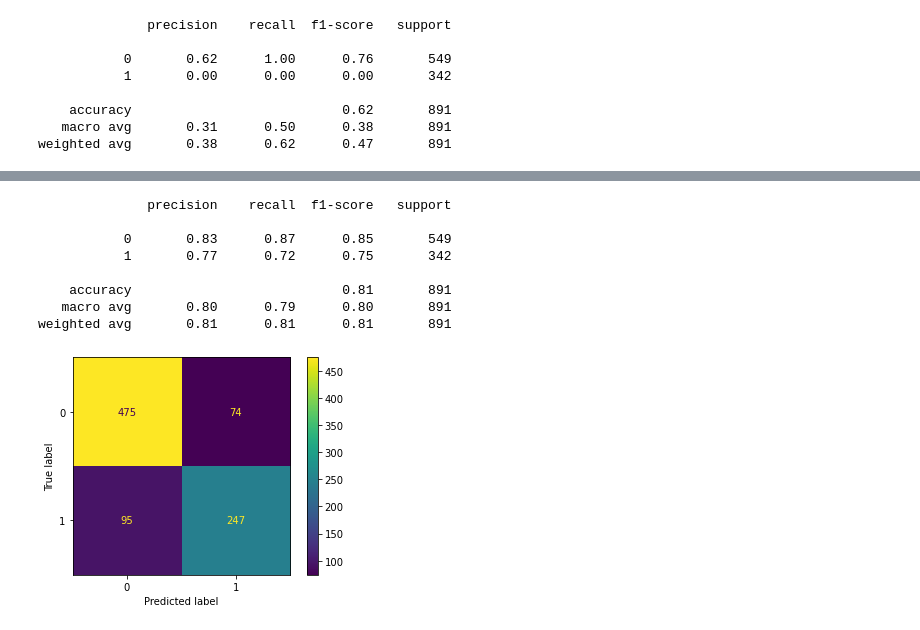
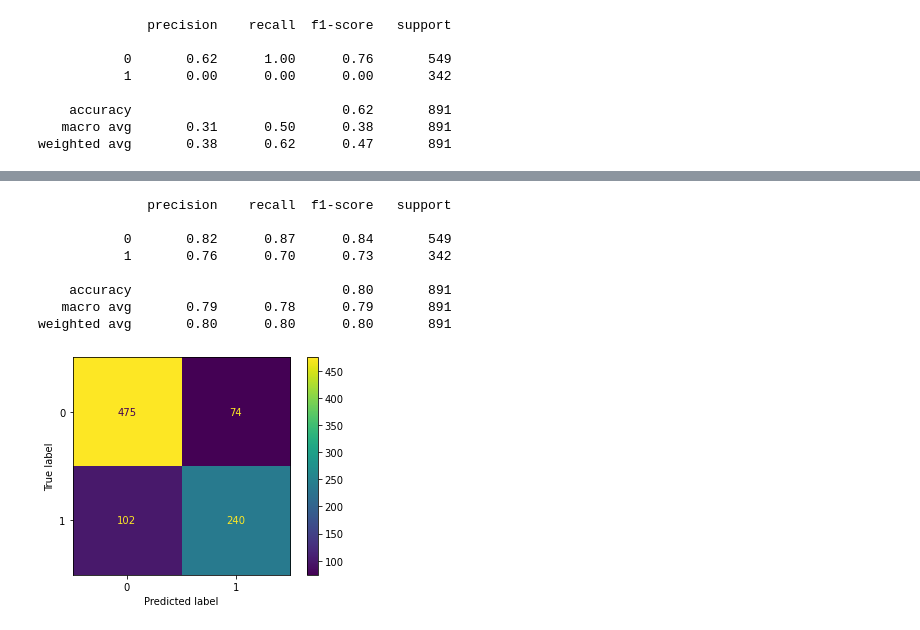
Before and after one commit to ahendricks2/Titanic, a Jupyter notebook: Main_Notebook.ipynb, the cells around one changed output, grey strips where cells are left out. Cells and saved outputs as stored; diff of their text form; code cells hidden in the pictures.

```diff
--- a/Main_Notebook.ipynb
+++ b/Main_Notebook.ipynb
@@ -384,7 +375,7 @@ memory usage: 55.8+ KB
 # %% [markdown]
 Next, I define which columns need one hot encoding and which are already numerical.
 # %%
-ohecols = ['Sex','Cabin','Embarked',]
+ohecols = ['Sex','Embarked']
 # %%
 numcols = ['Pclass','Age','SibSp','Parch','Fare']
 # %%
@@ -411,7 +402,7 @@ dum_pipe = Pipeline(steps=[
     ('dummy', DummyClassifier(strategy='most_frequent'))
 ])
 # %%
-dum_pipe.fit(X, y)
+dum_pipe.fit(X_train, y_train)
 # %% [output]
 Pipeline(steps=[('ct',
                  ColumnTransformer(transformers=[('onehot',
@@ -441,5 +434,5 @@ weighted avg       0.38      0.62      0.47       891
 # %%
-fsm_pipe = Pipeline(steps=[
+lr_pipe = Pipeline(steps=[
     ('ct', CT),
-    ('fsm', LogisticRegression(max_iter=1000))
+    ('lr', LogisticRegression(max_iter=1000))
 ])
@@ -462,0 +439,2 @@ Pipeline(steps=[('ct',
+# %%
+lr_pipe.fit(X_train, y_train)
@@ -463,18 +456,18 @@ Pipeline(steps=[('ct',
 # %%
-print(classification_report(y, fsm_pipe.predict(X)))
+print(classification_report(y_train, lr_pipe.predict(X_train)))
 # %% [output]
               precision    recall  f1-score   support
 
-           0       0.83      0.87      0.85       549
-           1       0.77      0.72      0.75       342
+           0       0.82      0.87      0.84       549
+           1       0.76      0.70      0.73       342
 
-    accuracy                           0.81       891
-   macro avg       0.80      0.79      0.80       891
-weighted avg       0.81      0.81      0.81       891
+    accuracy                           0.80       891
+   macro avg       0.79      0.78      0.79       891
+weighted avg       0.80      0.80      0.80       891
-# %%
-ConfusionMatrixDisplay.from_estimator(fsm_pipe, X, y);
-# %% [output]
-[figure, removed]
+# %%
+ConfusionMatrixDisplay.from_estimator(lr_pipe, X_train, y_train);
+# %% [output]
+[figure, added]
 # %%
 params = {
     'fsm__max_iter' : [10, 100, 1000, 10000],
```
Also changed, not shown: parts of 57 cells of this notebook.
